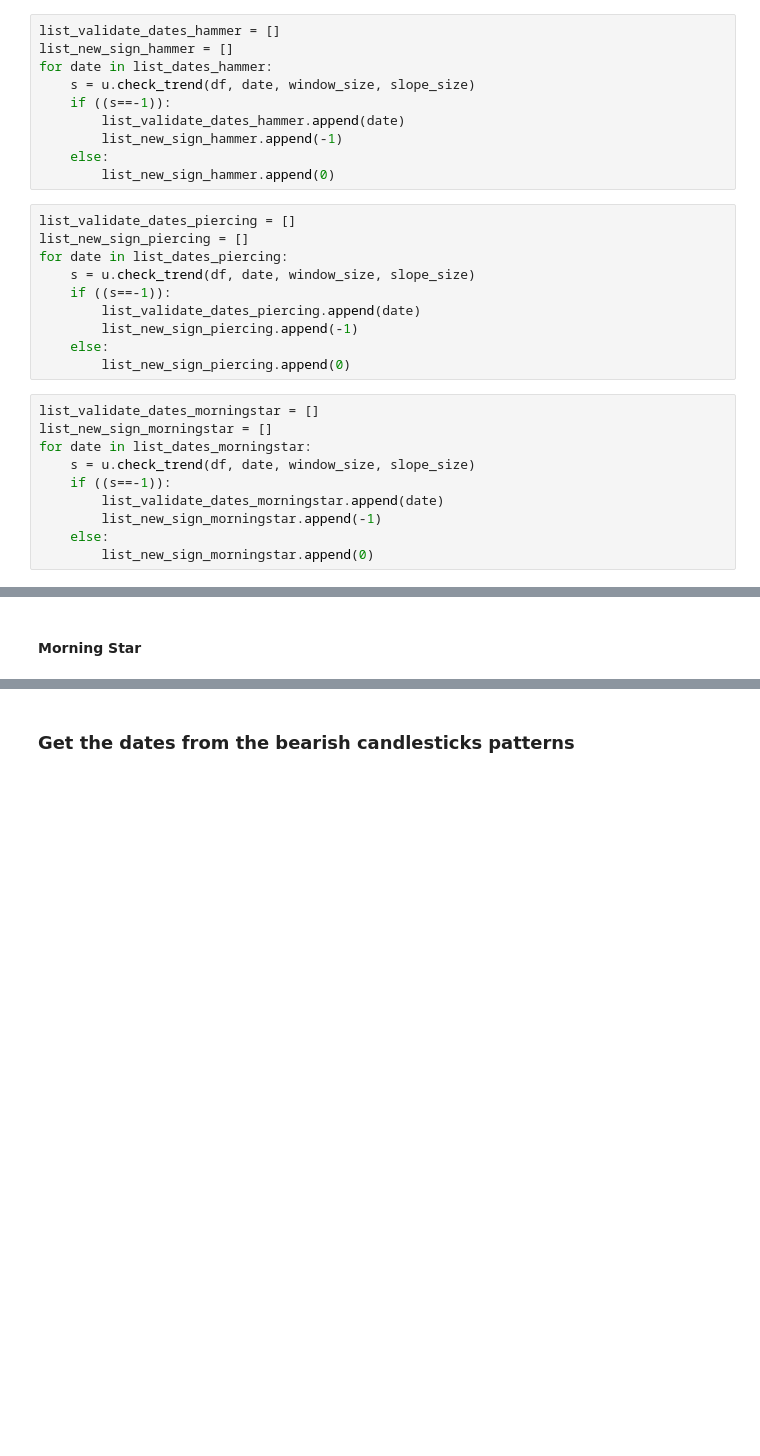
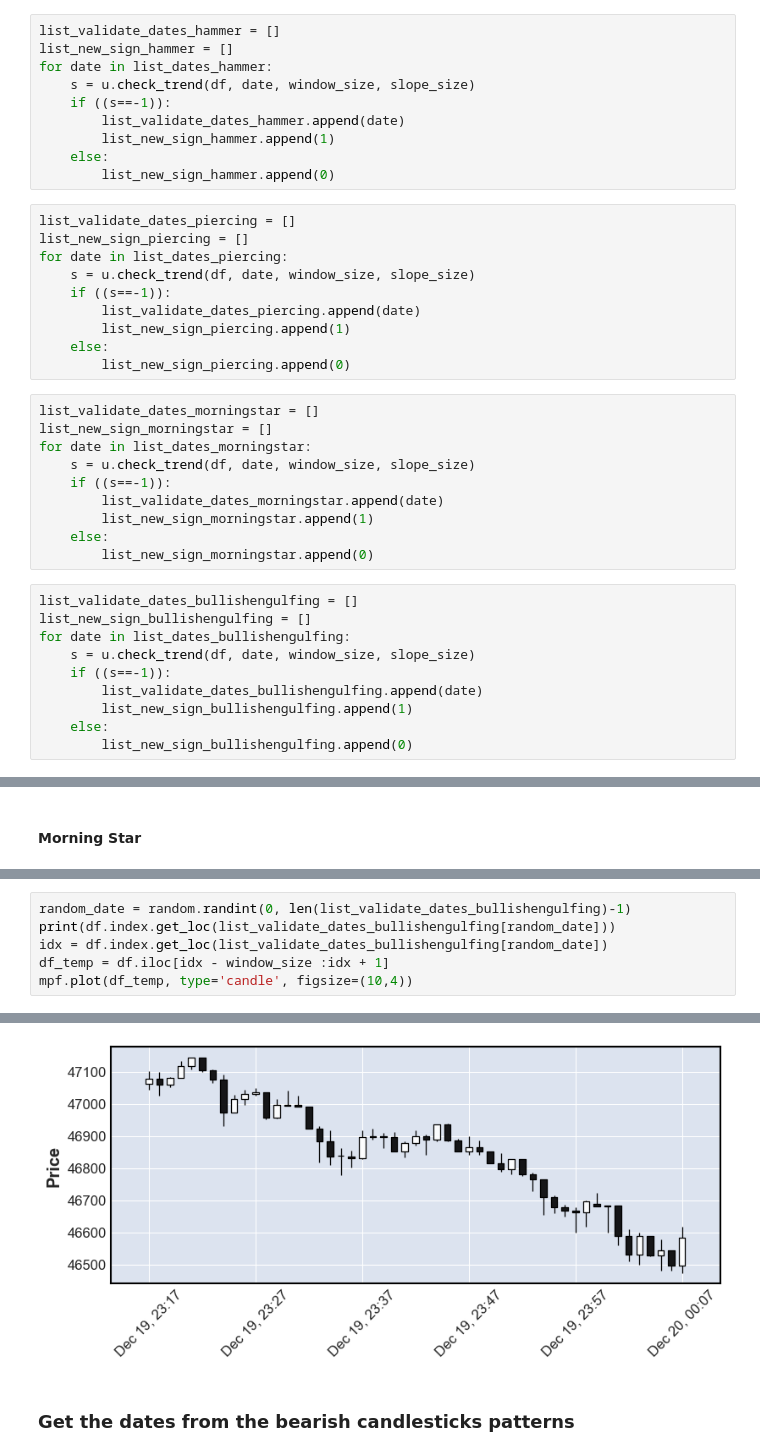
Before and after one commit to lcjr86/msc_uol_ai_dissertation, a Jupyter notebook: notebooks/transform_candlestick_patterns_just_before.ipynb, the cells around one changed output, grey strips where cells are left out. Saved outputs shown, nothing was run; the diff lists cells and outputs as text; blank space fills up the shorter version.

```diff
--- a/notebooks/transform_candlestick_patterns_just_before.ipynb
+++ b/notebooks/transform_candlestick_patterns_just_before.ipynb
@@ -78,7 +80,7 @@ for date in list_dates_hammer:
     s = u.check_trend(df, date, window_size, slope_size)
     if ((s==-1)):
         list_validate_dates_hammer.append(date)
-        list_new_sign_hammer.append(-1)
+        list_new_sign_hammer.append(1)
     else:
         list_new_sign_hammer.append(0)
 # %%
@@ -88,7 +90,7 @@ for date in list_dates_piercing:
     s = u.check_trend(df, date, window_size, slope_size)
     if ((s==-1)):
         list_validate_dates_piercing.append(date)
-        list_new_sign_piercing.append(-1)
+        list_new_sign_piercing.append(1)
     else:
         list_new_sign_piercing.append(0)
 # %%
@@ -98,9 +100,19 @@ for date in list_dates_morningstar:
     s = u.check_trend(df, date, window_size, slope_size)
     if ((s==-1)):
         list_validate_dates_morningstar.append(date)
-        list_new_sign_morningstar.append(-1)
+        list_new_sign_morningstar.append(1)
     else:
         list_new_sign_morningstar.append(0)
+# %%
+list_validate_dates_bullishengulfing = []
+list_new_sign_bullishengulfing = []
+for date in list_dates_bullishengulfing:
+    s = u.check_trend(df, date, window_size, slope_size)
+    if ((s==-1)):
+        list_validate_dates_bullishengulfing.append(date)
+        list_new_sign_bullishengulfing.append(1)
+    else:
+        list_new_sign_bullishengulfing.append(0)
 # %% [markdown]
 #### Get the amount of candlesticks patterns (after check)
 # %%
@@ -161,0 +178,7 @@ mpf.plot(df_temp, type='candle', figsize=(10,4))
+# %%
+random_date = random.randint(0, len(list_validate_dates_bullishengulfing)-1)
+print(df.index.get_loc(list_validate_dates_bullishengulfing[random_date]))
+idx = df.index.get_loc(list_validate_dates_bullishengulfing[random_date])
+df_temp = df.iloc[idx - window_size :idx + 1]
+mpf.plot(df_temp, type='candle', figsize=(10,4))
+# %% [output]
@@ -162,3 +186,4 @@ mpf.plot(df_temp, type='candle', figsize=(10,4))
+[figure, added]
 # %% [markdown]
 ### Get the dates from the bearish candlesticks patterns
 # %%
```
Also changed, not shown: parts of 31 cells of this notebook.
